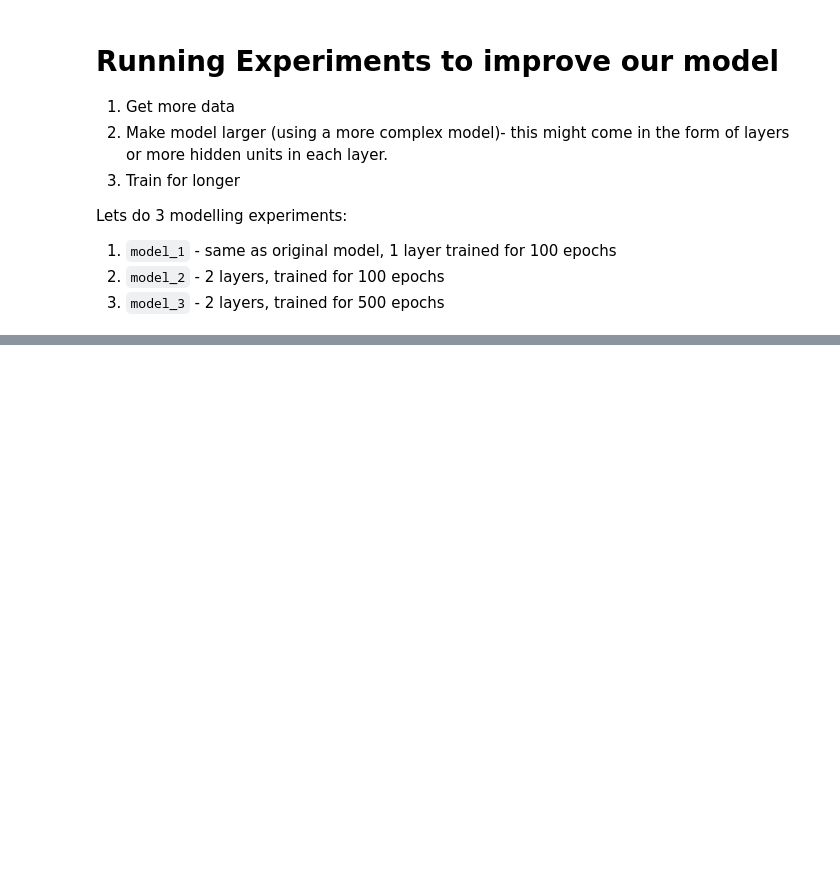
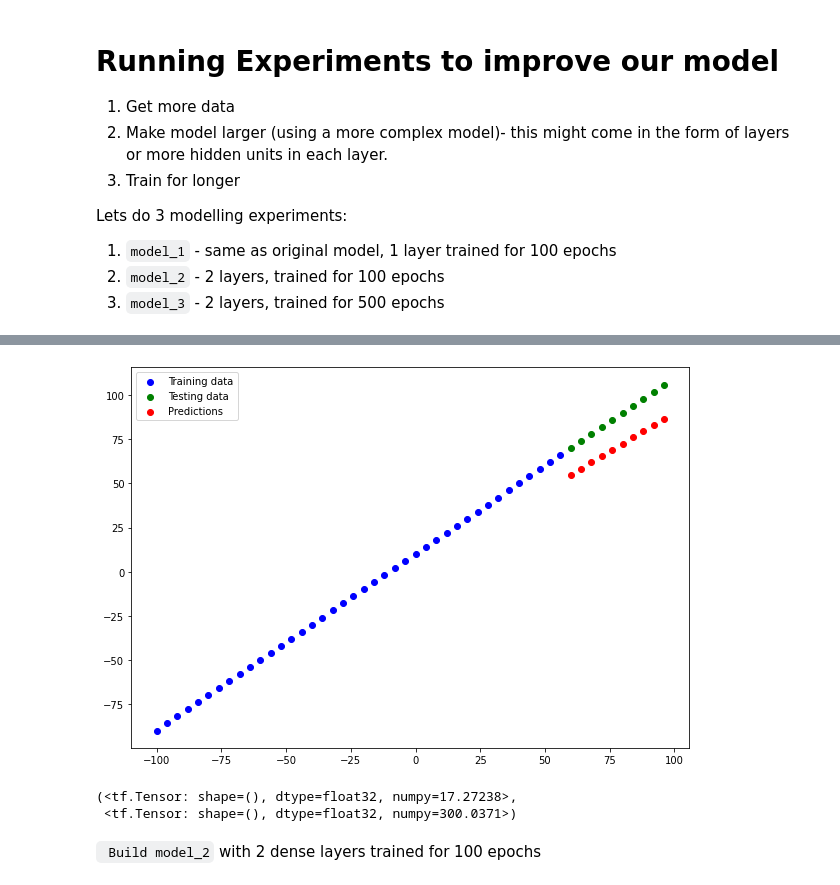
Before and after one commit to bassamadnan/tf-and-neural-network-regression, a Jupyter notebook: neural_network_regression_tf.ipynb, the cells around one changed output, grey strips where cells are left out. Drawn from its saved outputs; the diff is of its cells as text; code cells hidden in the pictures; blank space fills up the shorter version.

Commit message:
create 3 sample models and compare

```diff
--- a/neural_network_regression_tf.ipynb
+++ b/neural_network_regression_tf.ipynb
@@ -368,0 +305,11 @@ Lets do 3 modelling experiments:
+# %%
+tf.random.set_seed(42)
+model_1 = tf.keras.Sequential([
+    tf.keras.layers.Dense(1)
+])
+model_1.compile(
+    loss=tf.keras.losses.mae,
+    optimizer=tf.keras.optimizers.SGD(),
+    metrics=["mae"]
+)
+model_1.fit(tf.expand_dims(X, axis=-1), y, epochs=100)
@@ -368,0 +335,4 @@ Lets do 3 modelling experiments:
+# %%
+y_preds_1 = model_1.predict(X_test)
+plot_predictions(predictions=y_preds_1)
+# %% [output]
@@ -368,0 +340,11 @@ Lets do 3 modelling experiments:
+[figure, added]
+# %%
+# Model evaluation
+mae_1 = mae(y_test, (y_preds_1))
+mse_1 = mse(y_test, (y_preds_1))
+mae_1, mse_1
+# %% [output]
+(<tf.Tensor: shape=(), dtype=float32, numpy=17.27238>,
+ <tf.Tensor: shape=(), dtype=float32, numpy=300.0371>)
+# %% [markdown]
+` Build model_2` with 2 dense layers trained for 100 epochs
```
Also changed, not shown: parts of 27 cells of this notebook.
